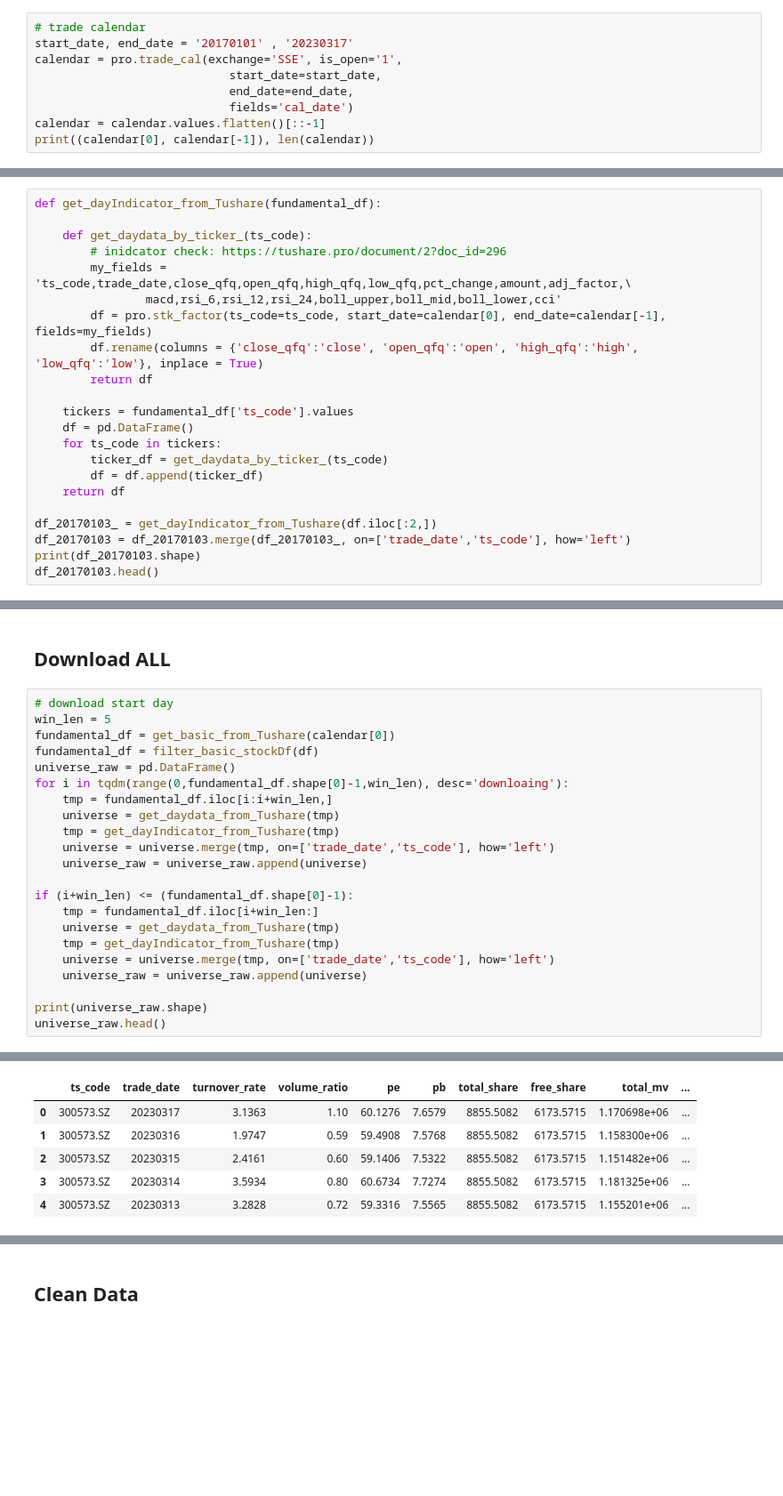
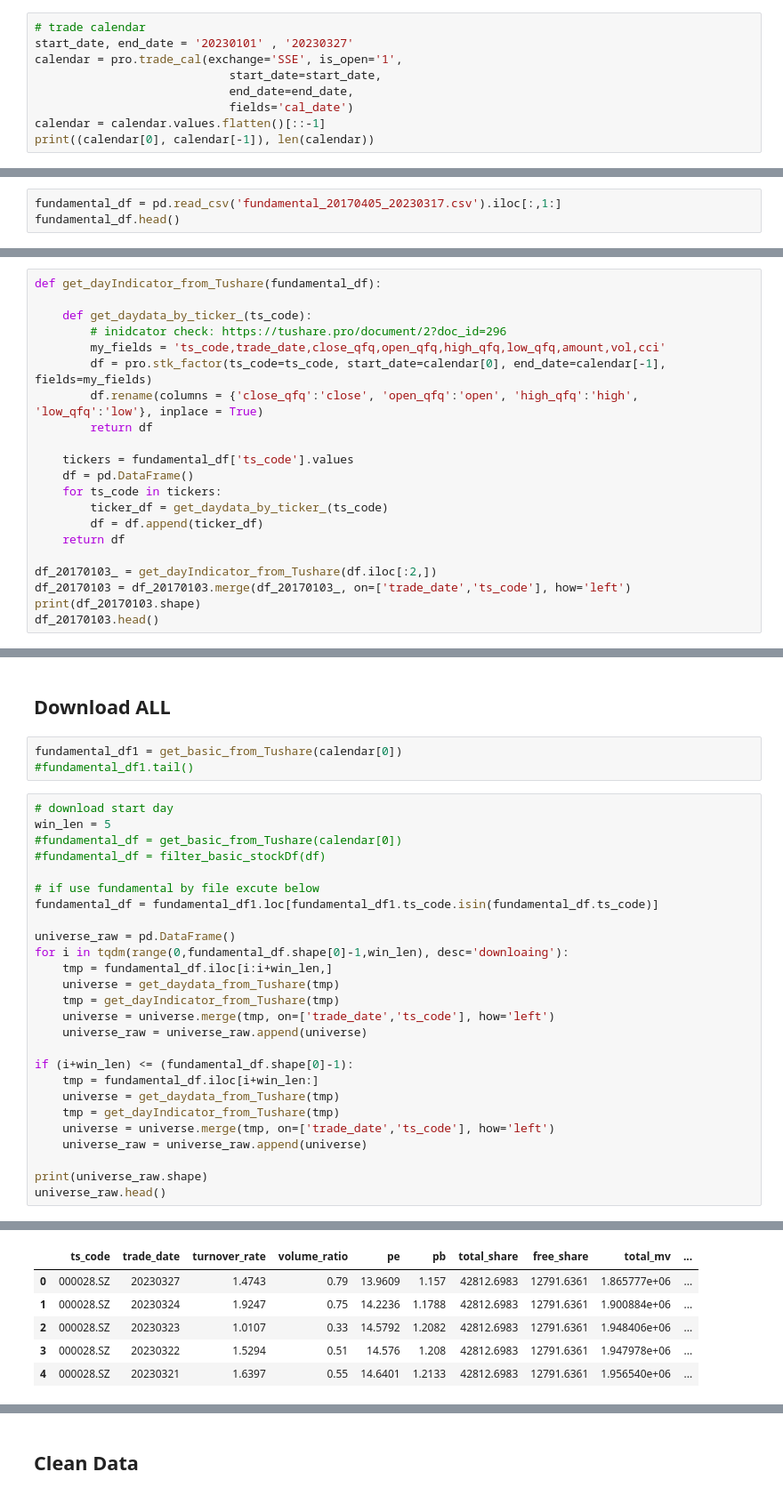
Before and after one commit to JiaRuiming-1/AI-Trading, a Jupyter notebook: P7_Backtesting/DownLoad_from_Tushare.ipynb, the cells around one changed output, grey strips where cells are left out. Shown at 89% size. Saved outputs shown, nothing was run; the diff lists cells and outputs as text; blank space fills up the shorter version.

```diff
--- a/P7_Backtesting/DownLoad_from_Tushare.ipynb
+++ b/P7_Backtesting/DownLoad_from_Tushare.ipynb
@@ -19,7 +19,7 @@ pro = ts.pro_api()
 We got stock list by each day, and pick up stock exist in that day with some ohter custom constraints.
 # %%
 # trade calendar
-start_date, end_date = '20170101' , '20230317'
+start_date, end_date = '20230101' , '20230327'
 calendar = pro.trade_cal(exchange='SSE', is_open='1',
                             start_date=start_date,
                             end_date=end_date,
@@ -68,0 +71,3 @@ df.head()
+# %%
+fundamental_df = pd.read_csv('fundamental_20170405_20230317.csv').iloc[:,1:]
+fundamental_df.head()
@@ -105,8 +117,7 @@ def get_dayIndicator_from_Tushare(fundamental_df):
 
     def get_daydata_by_ticker_(ts_code):
         # inidcator check: https://tushare.pro/document/2?doc_id=296
-        my_fields = 'ts_code,trade_date,close_qfq,open_qfq,high_qfq,low_qfq,pct_change,amount,adj_factor,\
-                macd,rsi_6,rsi_12,rsi_24,boll_upper,boll_mid,boll_lower,cci'
+        my_fields = 'ts_code,trade_date,close_qfq,open_qfq,high_qfq,low_qfq,amount,vol,cci'
         df = pro.stk_factor(ts_code=ts_code, start_date=calendar[0], end_date=calendar[-1], fields=my_fields)
         df.rename(columns = {'close_qfq':'close', 'open_qfq':'open', 'high_qfq':'high', 'low_qfq':'low'}, inplace = True)
         return df
@@ -134,10 +144,17 @@ df_20170103.head()
 # %% [markdown]
 ## Download ALL
+# %%
+fundamental_df1 = get_basic_from_Tushare(calendar[0])
+#fundamental_df1.tail()
 # %%
 # download start day
 win_len = 5
-fundamental_df = get_basic_from_Tushare(calendar[0])
-fundamental_df = filter_basic_stockDf(df)
+#fundamental_df = get_basic_from_Tushare(calendar[0])
+#fundamental_df = filter_basic_stockDf(df)
+
+# if use fundamental by file excute below
+fundamental_df = fundamental_df1.loc[fundamental_df1.ts_code.isin(fundamental_df.ts_code)]
+
 universe_raw = pd.DataFrame()
 for i in tqdm(range(0,fundamental_df.shape[0]-1,win_len), desc='downloaing'):
     tmp = fundamental_df.iloc[i:i+win_len,]
@@ -160,6 +177,6 @@ universe_raw.head()
 |  | ts_code | trade_date | turnover_rate | volume_ratio | pe | pb | total_share | free_share | total_mv | ... |
-| 0 | 300573.SZ | 20230317 | 3.1363 | 1.10 | 60.1276 | 7.6579 | 8855.5082 | 6173.5715 | 1.170698e+06 | ... |
-| 1 | 300573.SZ | 20230316 | 1.9747 | 0.59 | 59.4908 | 7.5768 | 8855.5082 | 6173.5715 | 1.158300e+06 | ... |
-| 2 | 300573.SZ | 20230315 | 2.4161 | 0.60 | 59.1406 | 7.5322 | 8855.5082 | 6173.5715 | 1.151482e+06 | ... |
-| 3 | 300573.SZ | 20230314 | 3.5934 | 0.80 | 60.6734 | 7.7274 | 8855.5082 | 6173.5715 | 1.181325e+06 | ... |
-| 4 | 300573.SZ | 20230313 | 3.2828 | 0.72 | 59.3316 | 7.5565 | 8855.5082 | 6173.5715 | 1.155201e+06 | ... |
+| 0 | 000028.SZ | 20230327 | 1.4743 | 0.79 | 13.9609 | 1.157 | 42812.6983 | 12791.6361 | 1.865777e+06 | ... |
+| 1 | 000028.SZ | 20230324 | 1.9247 | 0.75 | 14.2236 | 1.1788 | 42812.6983 | 12791.6361 | 1.900884e+06 | ... |
+| 2 | 000028.SZ | 20230323 | 1.0107 | 0.33 | 14.5792 | 1.2082 | 42812.6983 | 12791.6361 | 1.948406e+06 | ... |
+| 3 | 000028.SZ | 20230322 | 1.5294 | 0.51 | 14.576 | 1.208 | 42812.6983 | 12791.6361 | 1.947978e+06 | ... |
+| 4 | 000028.SZ | 20230321 | 1.6397 | 0.55 | 14.6401 | 1.2133 | 42812.6983 | 12791.6361 | 1.956540e+06 | ... |
```
Also changed, not shown: parts of 23 cells of this notebook.
